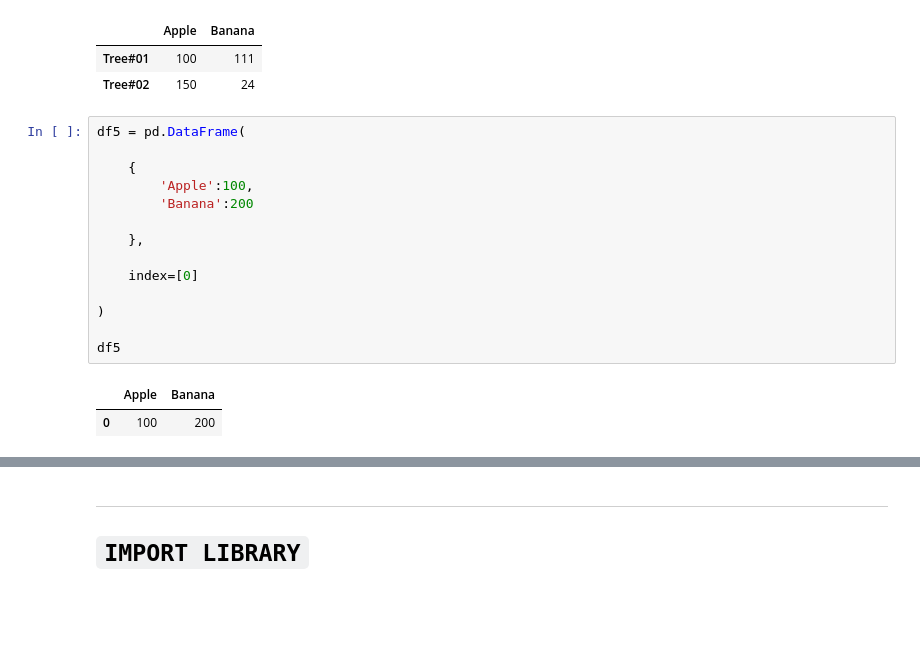
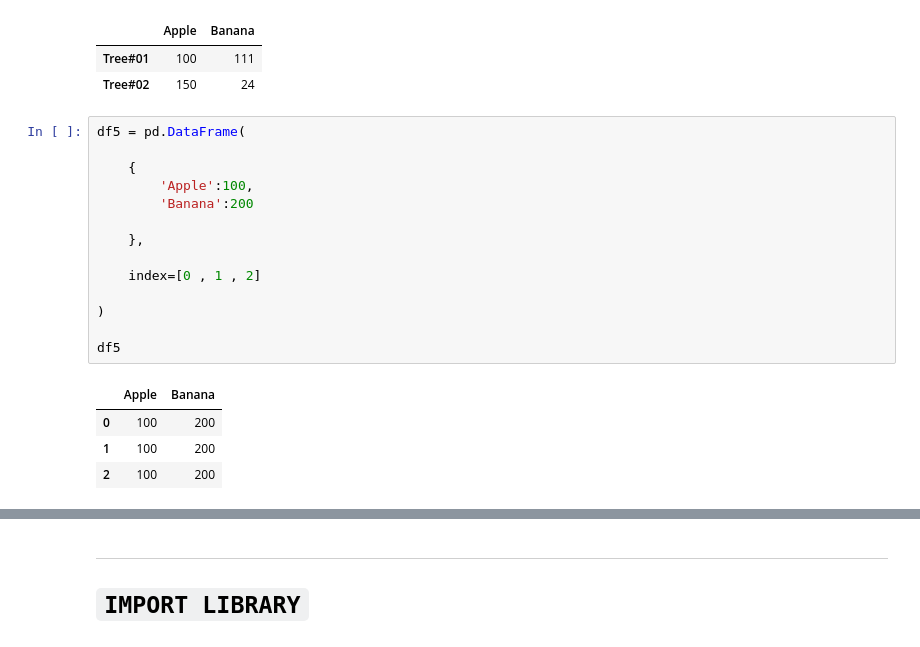
Before and after one commit to Shaikh-Hafiz-Yahya/AI_Road_Map_2026, a Jupyter notebook: Module04_Pandas/Lecture01.ipynb, the cells around one changed output, grey strips where cells are left out. Cells and saved outputs as stored; diff of their text form; blank space fills up the shorter version.

```diff
--- a/Module04_Pandas/Lecture01.ipynb
+++ b/Module04_Pandas/Lecture01.ipynb
@@ -243,17 +243,19 @@ df3['Tree#01':'Tree#02']
 # %%
 df5 = pd.DataFrame(
 
     {
         'Apple':100,
         'Banana':200
 
     },
 
-    index=[0]
+    index=[0 , 1 , 2]
 
 )
 
 df5
 # %% [output]
 |  | Apple | Banana |
 | 0 | 100 | 200 |
+| 1 | 100 | 200 |
+| 2 | 100 | 200 |
```
Also changed, not shown: parts of 19 cells of this notebook.
